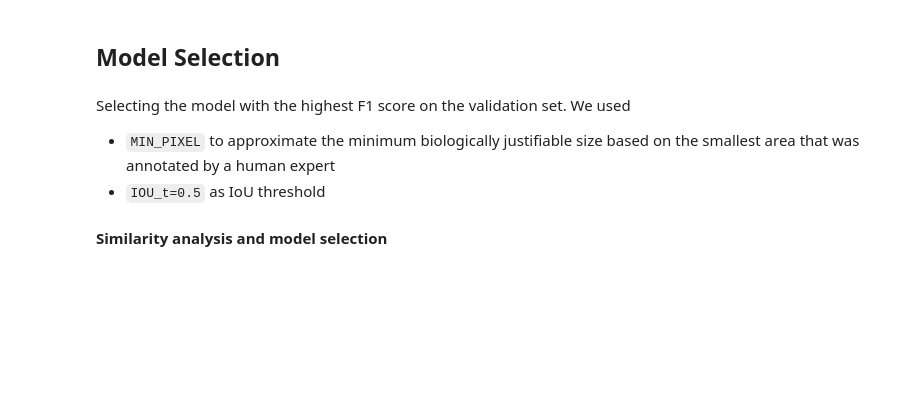
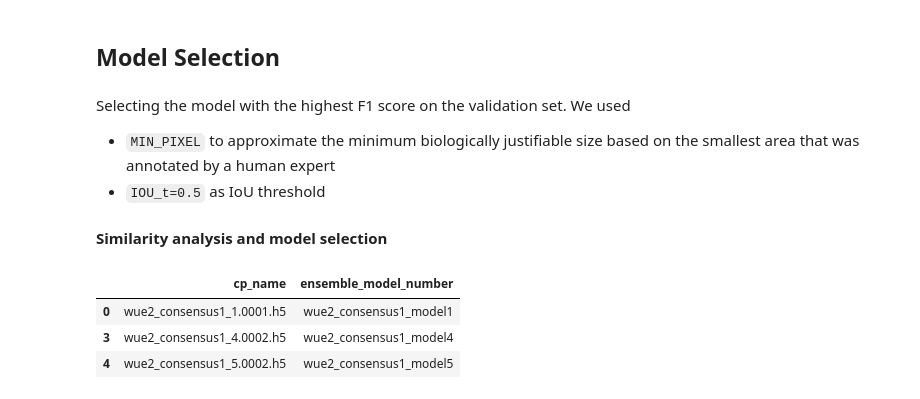
Before and after one commit to matjesg/bioimage_analysis, a Jupyter notebook: 1_train_and_select.ipynb, the cells around one changed output. Drawn from its saved outputs; the diff is of its cells as text; code cells hidden in the pictures; blank space fills up the shorter version.

```diff
--- a/1_train_and_select.ipynb
+++ b/1_train_and_select.ipynb
@@ -33,8 +58,8 @@ SIGMA_SEP = 6
 # %% [markdown]
 ## Load and prepare data
 # %%
-DATA_PATH = "data/lab-{}/images/".format(LAB)
-MASK_PATH = "data/lab-{}/labels/".format(LAB)
+DATA_PATH = "train_data/lab-{}/images/".format(LAB)
+MASK_PATH = "train_data/lab-{}/labels/".format(LAB)
 EXPERTS = [x for x in os.listdir(MASK_PATH) if x.startswith('expert')]
 LABEL_TYPE = os.listdir(os.path.join(MASK_PATH,EXPERTS[0]))[0].split('_')[1][:-4]
 
@@ -121,7 +155,7 @@ skf = StratifiedKFold(n_splits= 4 if LAB == 'wue1' else 5,
 
 # Define properties for stratified sampling
 if LAB == 'wue1':
-    strata = pd.read_csv('data/lab-wue1/groups_wue1.csv', dtype='str')
+    strata = pd.read_csv('train_data/lab-wue1/groups_wue1.csv', dtype='str')
 else:
     strata = pd.DataFrame({'file_id': file_ids, 'group_id':0})
 
@@ -220,7 +283,7 @@ res_list = []
 for i, idx in enumerate(file_ids):
     # Exclude area from analysis (wue2 only)
     if LAB == 'wue2':
-        exclude = [io.imread(os.path.join("data/lab-wue2/ignored_regions/".format(LAB), x), as_gray=True)//255 for
+        exclude = [io.imread(os.path.join("train_data/lab-wue2/ignored_regions/", x), as_gray=True)//255 for
                    x in [idx + '_ignore.png' for s in file_ids]]
         for exp in EXPERTS+['consensus']:
             mask_dict[exp][i][exclude[i]==1]=0
@@ -255,30 +318,35 @@ for i, idx in enumerate(file_ids):
                                   'count_b': tmp_res[4],
                                   'matches_iou' : tmp_res[0]})
             res_list += [df_pred]
 
 # Compute precision, recall, and F1 score
 df = pd.DataFrame(res_list)
 df['fold'] = df['cp_name'].str[-9:-8]
 df['matches'] =  df['matches_iou'].apply(lambda x : x[x>IOU_t].shape[0] if len(x)>0 else 0)
 df['precision'] =  df.matches/df.count_a
 df['recall'] = df.matches/df.count_b
 df['f1_score'] = 2 * (df.precision * df.recall) / (df.precision + df.recall)
 
 # # filter models below expert reference lower bound
 exp_lb = df[df.Type=='ref'].groupby('FileId').f1_score.min()
 exp_lb.name = 'f1_lb'
 df_pred = df[df.Type=='pred'].join(exp_lb, on='FileId')
 #df_pred = df_pred[df_pred.f1_lb<df_pred.f1_score]
 
 # select models with highest f1 score (f1 score median)
 df_select = (df_pred.groupby(['fold', 'cp_name'])
              .f1_score.agg(['median', 'count'])
              .reset_index('cp_name')
              .sort_values('median')
              .groupby(['fold'])
              .first().reset_index())
 df_select = df_select[df_select['count']==len(val_index)]
 df_select['ensemble_model_number'] = df_select.cp_name.str[:-9]+'model'+df_select.fold
 
 # Print models selected for ensembling
 df_select[['cp_name', 'ensemble_model_number']]
+# %% [output]
+|  | cp_name | ensemble_model_number |
+| 0 | wue2_consensus1_1.0001.h5 | wue2_consensus1_model1 |
+| 3 | wue2_consensus1_4.0002.h5 | wue2_consensus1_model4 |
+| 4 | wue2_consensus1_5.0002.h5 | wue2_consensus1_model5 |
```
Also changed, not shown: parts of 9 cells of this notebook.
